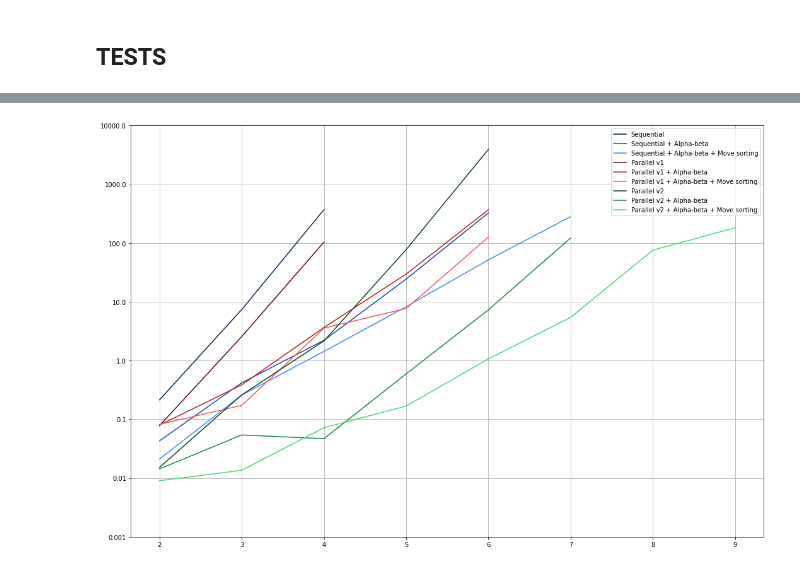
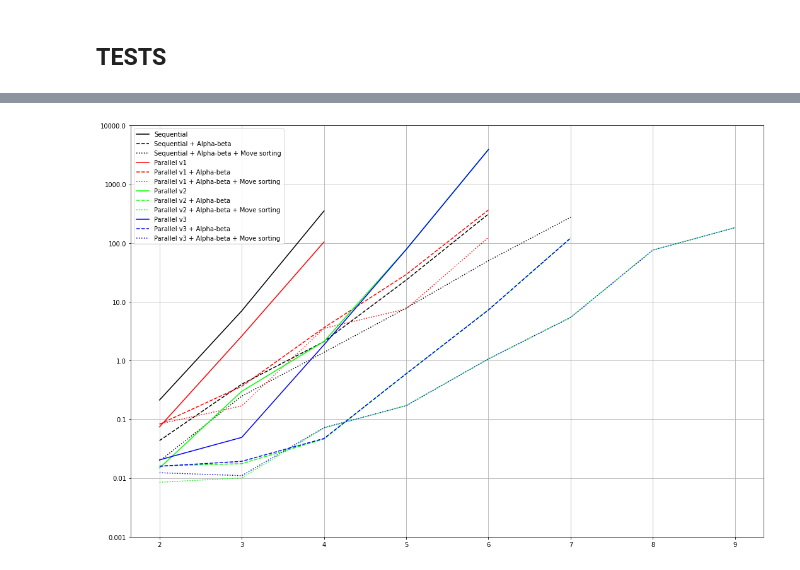
Before and after one commit to vv-hieu/ParallelChessEngine, a Jupyter notebook: ChessEngineTest.ipynb, the cells around one changed output, grey strips where cells are left out. Saved outputs shown, nothing was run; the diff lists cells and outputs as text; code cells hidden in the pictures.

Commit message:
Added parallel v3

```diff
--- a/ChessEngineTest.ipynb
+++ b/ChessEngineTest.ipynb
@@ -15,7 +15,7 @@ def find_move_benchmark_all(fen: str, search_depth: int, versions: dict[int, str
     result_df = pd.DataFrame()
 
     num_versions = len(versions)
-    cols = math.ceil(math.sqrt(num_versions))
+    cols = math.floor(math.sqrt(num_versions))
     rows = math.ceil(num_versions / cols)
 
     if plot_moves:
@@ -33,6 +33,7 @@ def find_move_benchmark_all(fen: str, search_depth: int, versions: dict[int, str
             'Version'         : version,
             'Version name'    : version_name,
             'Search depth'    : search_depth,
+            'Score'           : score,
             'Execution time'  : end - start,
             'No. Evaluations' : get_evaluation_count()
         }, ignore_index = True)
@@ -57,10 +58,9 @@ def find_move_benchmark_all(fen: str, search_depth: int, versions: dict[int, str
 
     return result_df
 
-def find_move_benchmark_all_multiple_depth(fen: str, start_search_depth: int, versions: dict[int, str], time_threshold: float = 1000.0):
+def find_move_benchmark_all_multiple_depth(fen: str, start_search_depth: int, versions: dict[int, str], time_threshold: float = 100.0):
     result_df = pd.DataFrame()
 
-    time_threshold /= 10.0
     while len(versions) > 0:
         print(f'Evaluating {len(versions)} version(s) (search depth: {start_search_depth})')
 
@@ -80,13 +80,16 @@ def find_move_benchmark_all_multiple_depth(fen: str, start_search_depth: int, ve
 ## **TESTS**
 # %%
 versions = {
-         0: 'Sequential',
-         1: 'Sequential + Alpha-beta',
-         2: 'Sequential + Alpha-beta + Move sorting',
-         3: 'Parallel v1',
-         4: 'Parallel v1 + Alpha-beta',
-         5: 'Parallel v1 + Alpha-beta + Move sorting',
-         6: 'Parallel v2',
-         7: 'Parallel v2 + Alpha-beta',
-         8: 'Parallel v2 + Alpha-beta + Move sorting',
+          0: 'Sequential',
+          1: 'Sequential + Alpha-beta',
+          2: 'Sequential + Alpha-beta + Move sorting',
+          3: 'Parallel v1',
+          4: 'Parallel v1 + Alpha-beta',
+          5: 'Parallel v1 + Alpha-beta + Move sorting',
+          6: 'Parallel v2',
+          7: 'Parallel v2 + Alpha-beta',
+          8: 'Parallel v2 + Alpha-beta + Move sorting',
+          9: 'Parallel v3',
+         10: 'Parallel v3 + Alpha-beta',
+         11: 'Parallel v3 + Alpha-beta + Move sorting',
     }
@@ -93,4 +113,4 @@ versions = {
 # %%
-result = find_move_benchmark_all_multiple_depth('r3k2r/p1ppqpbp/Bn2pnp1/3PN3/1p2P3/2N2Q1p/PPPB1PPP/R3K2R b KQkq - 0 1', 2, versions)
+result = find_move_benchmark_all_multiple_depth('r3k2r/p1ppqpbp/Bn2pnp1/3PN3/1p2P3/2N2Q1p/PPPB1PPP/R3K2R b KQkq - 0 1', 2, versions, time_threshold = 100.0)
 result
 # %% [output]
@@ -122,21 +138,28 @@ Evaluating 1 version(s) (search depth: 9)
 # %%
 plt.figure(figsize = (18, 12))
 
 colors = [
-    '#032657', '#104ea3', '#3b8bf7',
-    '#5e0606', '#b81d1d', '#fa5555',
-    '#0b421d', '#1e8540', '#49d677'
+    '#000000',
+    '#ff0000',
+    '#00ff00',
+    '#0000ff'
+]
+
+styles = [
+    'solid',
+    'dashed',
+    'dotted'
 ]
 
 for version, version_name in versions.items():
     df = result[result['Version'] == version]
-    plt.plot(df['Search depth'], np.log10(df['Execution time']), label = version_name, color = colors[version])
+    plt.plot(df['Search depth'], np.log10(df['Execution time']), label = version_name, color = colors[version // 3], linestyle = styles[version % 3])
 
 locs, labels = plt.yticks()
 plt.yticks(locs, np.power(10.0, locs))
 
 plt.legend()
 plt.grid()
 plt.show()
 # %% [output]
-[figure, old version]
+[figure, new version]
```
Also changed, not shown: parts of 2 cells of this notebook, 1 other file.
